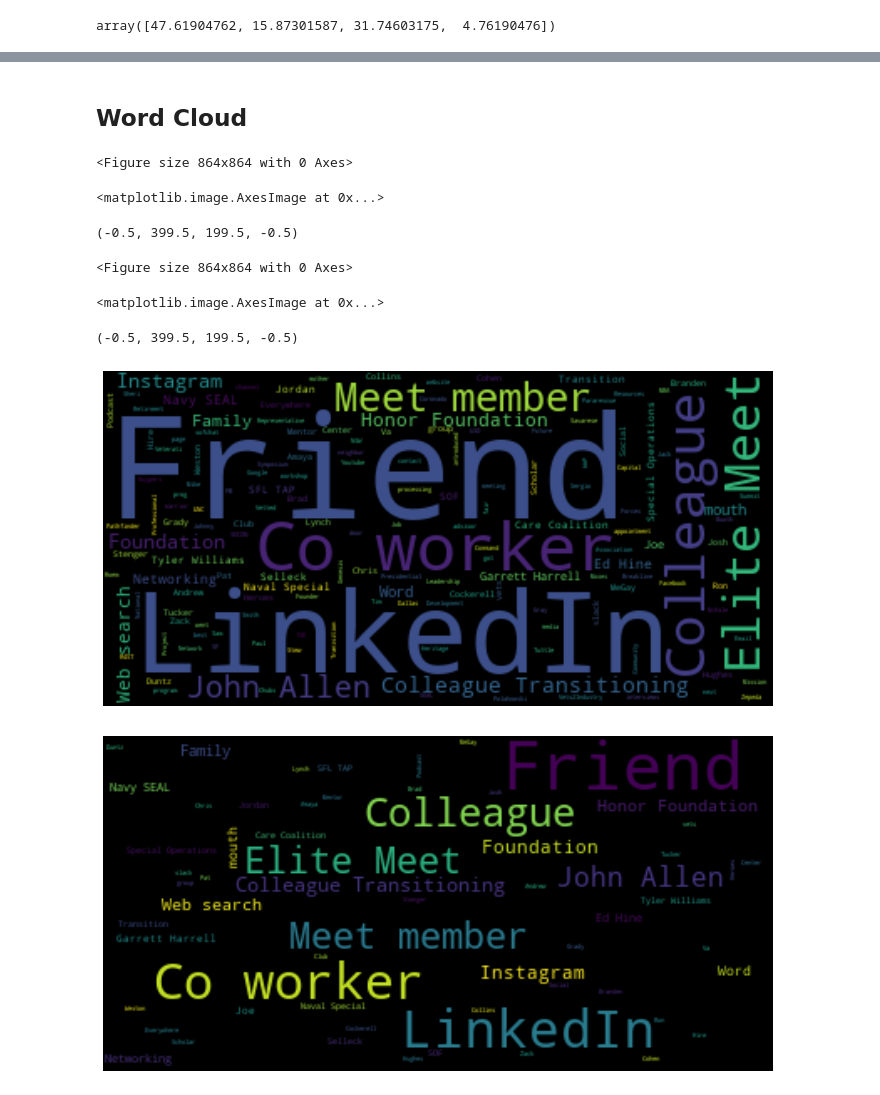
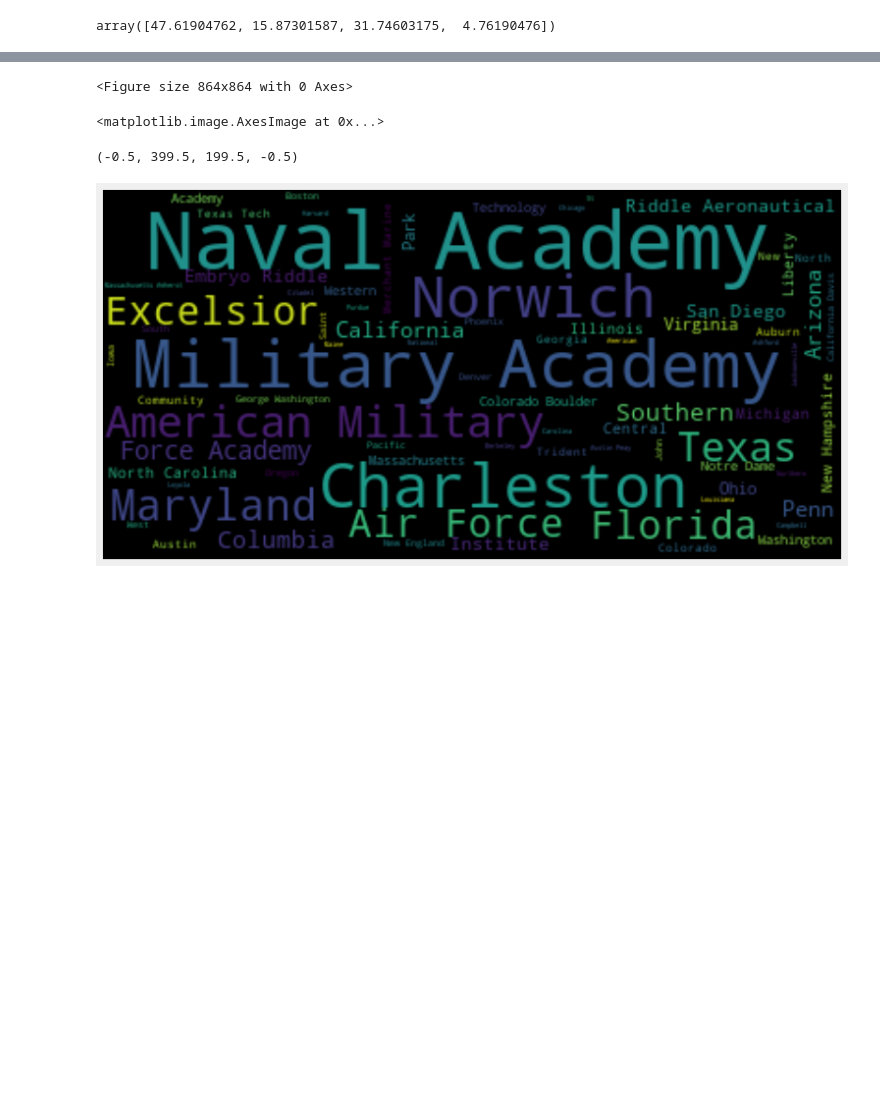
Before and after one commit to americanthinker/Capstone_Project_I, a Jupyter notebook: notebooks/Marketing-Growth.ipynb, the cells around one changed output, grey strips where cells are left out. Drawn from its saved outputs; the diff is of its cells as text; code cells hidden in the pictures; blank space fills up the shorter version.

```diff
--- a/notebooks/Marketing-Growth.ipynb
+++ b/notebooks/Marketing-Growth.ipynb
@@ -82,3 +134,14 @@ joined_words = ' '.join(words.tolist())
+# %%
+wordcloud = WordCloud().generate(text2)
+plt.figure(figsize=(12,12))
+plt.imshow(wordcloud, interpolation="bilinear")
+plt.axis("off")
+plt.show()
+# %% [output]
+<Figure size 864x864 with 0 Axes>
+<matplotlib.image.AxesImage at 0x...>
+(-0.5, 399.5, 199.5, -0.5)
+[figure, added]
 # %%
 tribes['Birthdate'] = pd.to_datetime(tribes['Birthdate'])
 
@@ -132,34 +195,3 @@ ticks = plt.xticks(fontsize=18)
 title = plt.title('Growth of EM by Tribe: Oct 2018 - Sep 2020', fontsize=28)
 
 len(df[df['Tribe'] == 'SEAL'])
-# %% [markdown]
-## Word Cloud
-# %%
-from wordcloud import WordCloud
-
-
-# Generate a word cloud image
-wordcloud = WordCloud().generate(joined_words)
-
-# Display the generated image:
-# the matplotlib way:
-import matplotlib.pyplot as plt
-plt.figure(figsize=(12,12))
-plt.imshow(wordcloud, interpolation='bilinear')
-plt.axis("off")
-
-# lower max_font_size
-wordcloud = WordCloud(max_font_size=40).generate(joined_words)
-plt.figure(figsize=(12,12))
-plt.imshow(wordcloud, interpolation="bilinear")
-plt.axis("off")
-plt.show()
-# %% [output]
-<Figure size 864x864 with 0 Axes>
-<matplotlib.image.AxesImage at 0x...>
-(-0.5, 399.5, 199.5, -0.5)
-<Figure size 864x864 with 0 Axes>
-<matplotlib.image.AxesImage at 0x...>
-(-0.5, 399.5, 199.5, -0.5)
-[figure, removed]
-[figure, removed]
```
Also changed, not shown: parts of 23 cells of this notebook, 2 other files.
